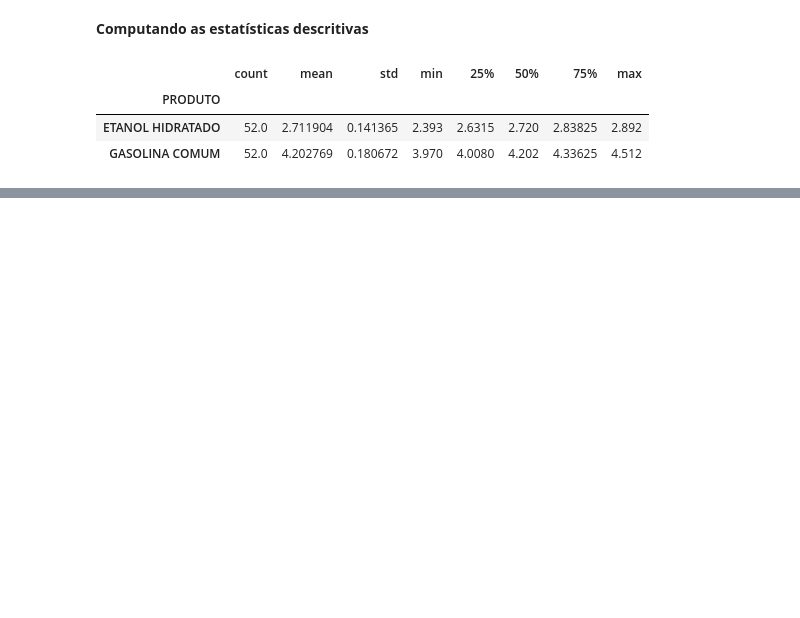
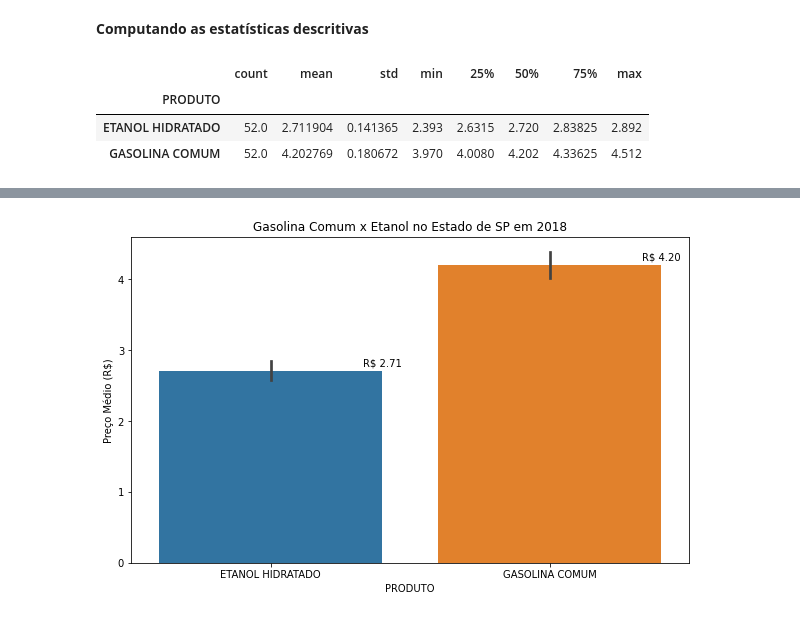
Before and after one commit to edmgjr/portifolio, a Jupyter notebook: Analise_Exploratória_Preços_combustiveis.ipynb, the cells around one changed output, grey strips where cells are left out. Cells and saved outputs as stored; diff of their text form; code cells hidden in the pictures; blank space fills up the shorter version.

```diff
--- a/Analise_Exploratória_Preços_combustiveis.ipynb
+++ b/Analise_Exploratória_Preços_combustiveis.ipynb
@@ -436,0 +477,17 @@ stats
+# %%
+plt.figure(figsize=(10,6))
+ax = sns.barplot(x="PRODUTO", y='PREÇO MÉDIO REVENDA', ci='sd', data=df)
+ax.set_title('Gasolina Comum x Etanol no Estado de SP em 2018')
+ax.set_ylabel('Preço Médio (R$)')
+
+for bar in ax.patches:
+  height = bar.get_height()
+  x = bar.get_x() + bar.get_width()
+  y = height
+  ax.annotate(f'R$ {height:.2f}',
+              xy = (x,y),
+              xytext=(0,3),
+              textcoords='offset points',
+              ha = 'center', va = 'bottom')
+# %% [output]
+[figure, added]
```
Also changed, not shown: parts of 28 cells of this notebook.
